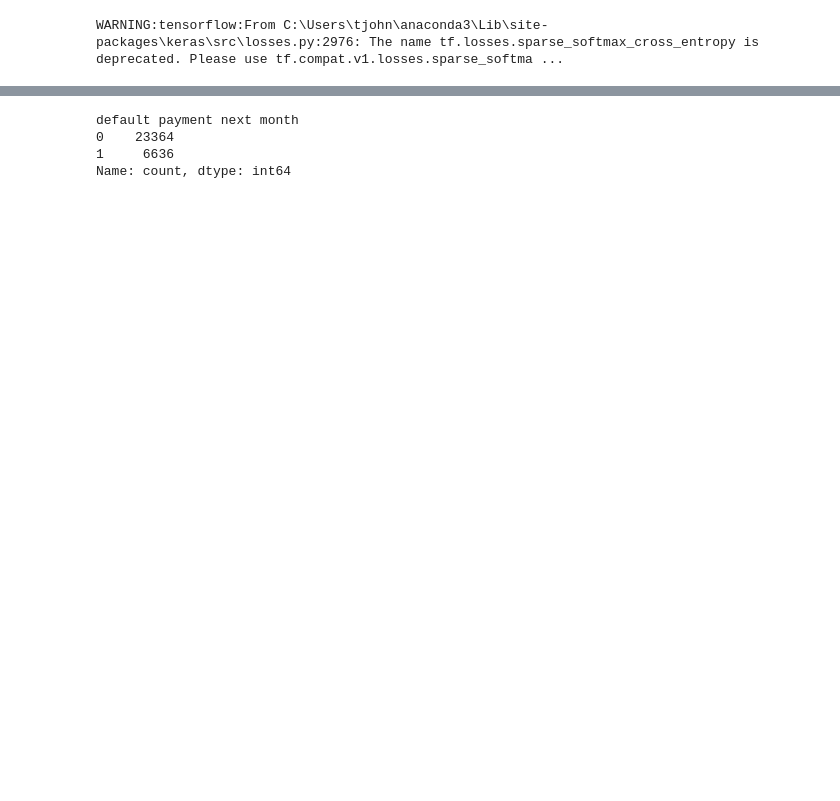
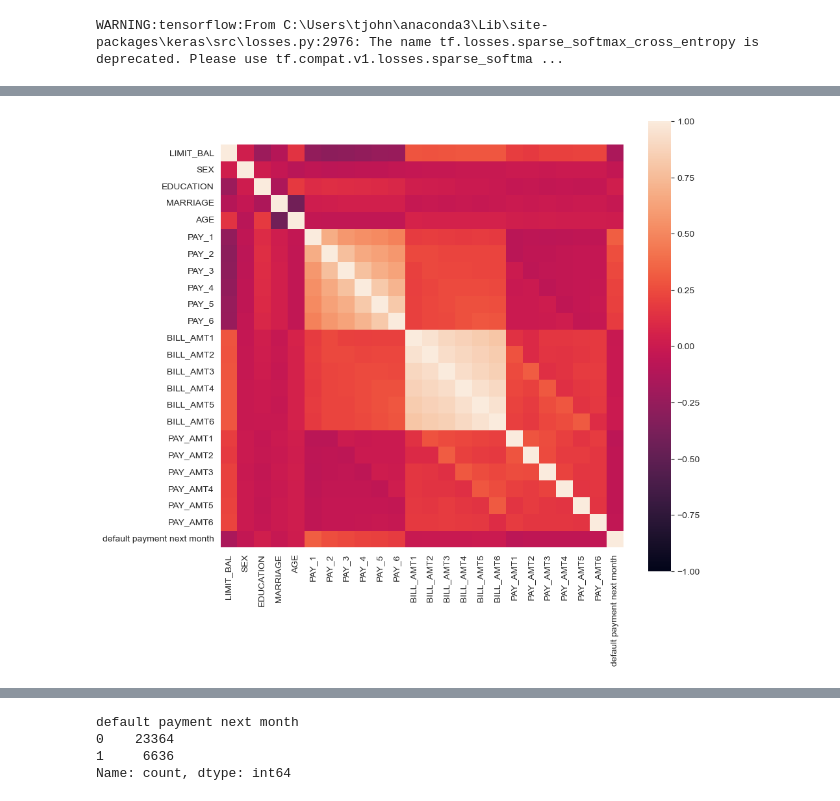
Before and after one commit to Graci98/Project-2, a Jupyter notebook: predicting_credit_default.ipynb, the cells around one changed output, grey strips where cells are left out. Cells and saved outputs as stored; diff of their text form; code cells hidden in the pictures; blank space fills up the shorter version.

```diff
--- a/predicting_credit_default.ipynb
+++ b/predicting_credit_default.ipynb
@@ -36,0 +116,7 @@ cc_info_df.head()
+# %%
+# Correlation matrix
+corrmat = cc_info_df.corr()
+f, ax = plt.subplots(figsize=(10, 9))
+sns.heatmap(corrmat, vmax=1, vmin=-1, square=True);
+# %% [output]
+[figure, added]
```
Also changed, not shown: parts of 33 cells of this notebook, 1 other file.
